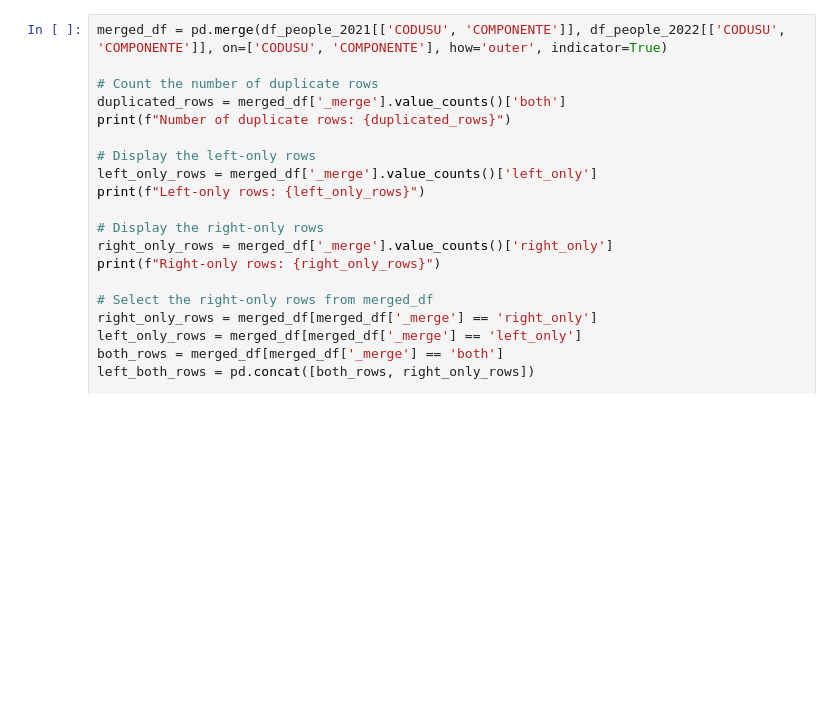
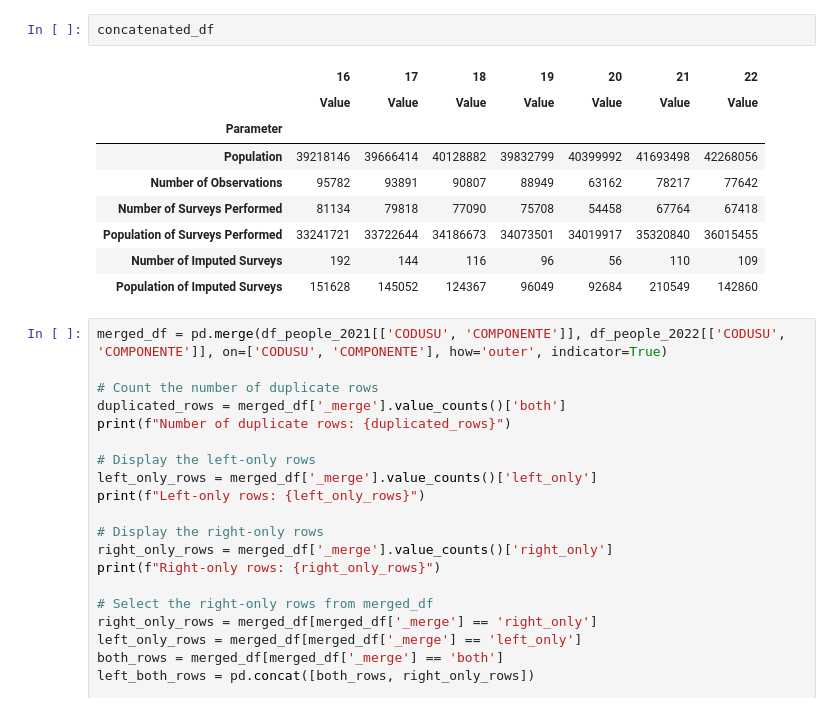
Before and after one commit to datos-Fundar/indice-mercado-trabajo-ingresos, a Jupyter notebook: scripts/04_chequeo_EPH.ipynb, the cells around one changed output. Drawn from its saved outputs; the diff is of its cells as text; blank space fills up the shorter version.

```diff
--- a/scripts/04_chequeo_EPH.ipynb
+++ b/scripts/04_chequeo_EPH.ipynb
@@ -38,3 +70,15 @@ len(df_people_2022)
+# %%
+concatenated_df
+# %% [output]
+|  | 16 | 17 | 18 | 19 | 20 | 21 | 22 |
+|  | Value | Value | Value | Value | Value | Value | Value |
+| Parameter |  |  |  |  |  |  |  |
+| Population | 39218146 | 39666414 | 40128882 | 39832799 | 40399992 | 41693498 | 42268056 |
+| Number of Observations | 95782 | 93891 | 90807 | 88949 | 63162 | 78217 | 77642 |
+| Number of Surveys Performed | 81134 | 79818 | 77090 | 75708 | 54458 | 67764 | 67418 |
+| Population of Surveys Performed | 33241721 | 33722644 | 34186673 | 34073501 | 34019917 | 35320840 | 36015455 |
+| Number of Imputed Surveys | 192 | 144 | 116 | 96 | 56 | 110 | 109 |
+| Population of Imputed Surveys | 151628 | 145052 | 124367 | 96049 | 92684 | 210549 | 142860 |
 # %%
 merged_df = pd.merge(df_people_2021[['CODUSU', 'COMPONENTE']], df_people_2022[['CODUSU', 'COMPONENTE']], on=['CODUSU', 'COMPONENTE'], how='outer', indicator=True)
 
```
Also changed, not shown: parts of 16 cells of this notebook, 18 other files.
